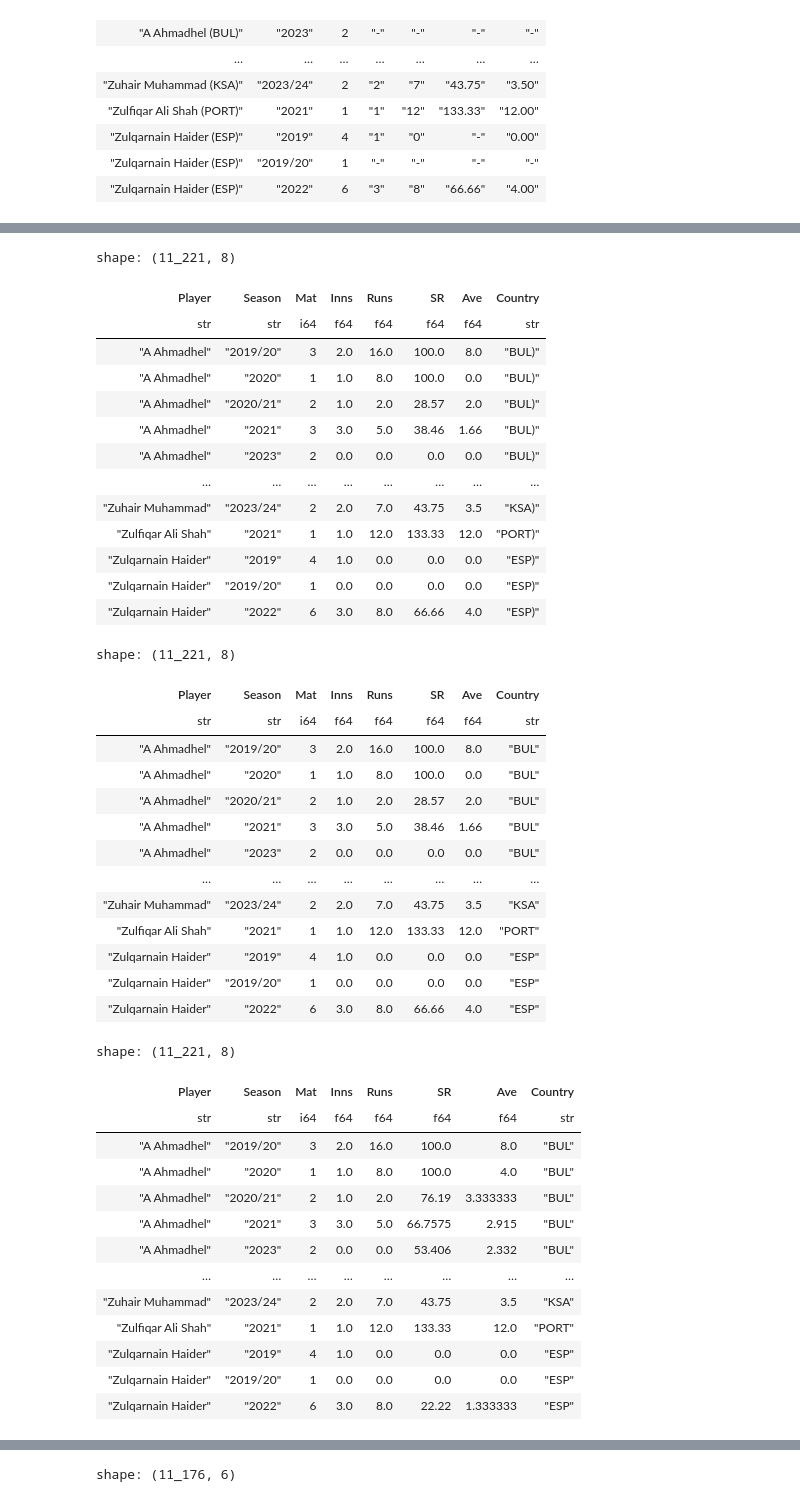
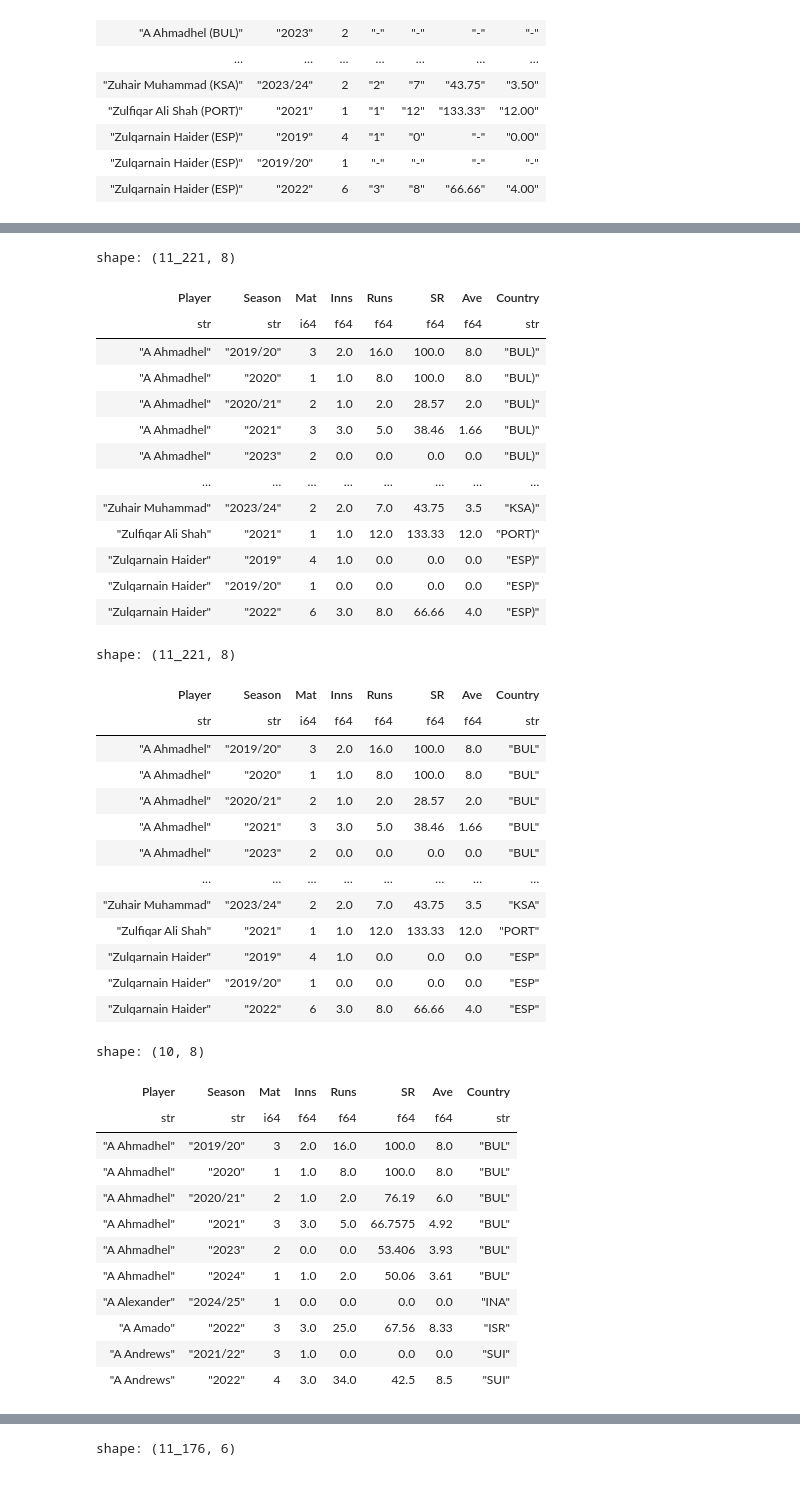
Before and after one commit to Salman-shaik116/localt20, a Jupyter notebook: notebooks/preprocessiong/battingdata.ipynb, the cells around one changed output, grey strips where cells are left out. Saved outputs shown, nothing was run; the diff lists cells and outputs as text; code cells hidden in the pictures.

```diff
--- a/notebooks/preprocessiong/battingdata.ipynb
+++ b/notebooks/preprocessiong/battingdata.ipynb
@@ -42,9 +42,9 @@ shape: (11_221, 7)
 | "Zulqarnain Haider (ESP)" | "2022" | 6 | "3" | "8" | "66.66" | "4.00" |
 # %%
 batting_data = batting_data.with_columns(pl.col("SR").str.replace("-",pl.lit('0')).cast(pl.Float64))
-batting_data = batting_data.with_columns(pl.col("Ave").str.replace("-",pl.lit('0')).cast(pl.Float64))
 batting_data = batting_data.with_columns(pl.col("Inns").str.replace("-",pl.lit('0')).cast(pl.Float64))
 batting_data = batting_data.with_columns(pl.col("Runs").str.replace("-",pl.lit('0')).cast(pl.Float64))
+batting_data = batting_data.with_columns(pl.col("Ave").str.replace("-",pl.col('Runs')/pl.col("Inns")).cast(pl.Float64).fill_nan(0).round(2))
 batting_data
 # %% [output]
 shape: (11_221, 7)
@@ -69,7 +69,7 @@ shape: (11_221, 8)
 | Player | Season | Mat | Inns | Runs | SR | Ave | Country |
 | str | str | i64 | f64 | f64 | f64 | f64 | str |
 | "A Ahmadhel" | "2019/20" | 3 | 2.0 | 16.0 | 100.0 | 8.0 | "BUL)" |
-| "A Ahmadhel" | "2020" | 1 | 1.0 | 8.0 | 100.0 | 0.0 | "BUL)" |
+| "A Ahmadhel" | "2020" | 1 | 1.0 | 8.0 | 100.0 | 8.0 | "BUL)" |
 | "A Ahmadhel" | "2020/21" | 2 | 1.0 | 2.0 | 28.57 | 2.0 | "BUL)" |
 | "A Ahmadhel" | "2021" | 3 | 3.0 | 5.0 | 38.46 | 1.66 | "BUL)" |
 | "A Ahmadhel" | "2023" | 2 | 0.0 | 0.0 | 0.0 | 0.0 | "BUL)" |
@@ -87,7 +87,7 @@ shape: (11_221, 8)
 | Player | Season | Mat | Inns | Runs | SR | Ave | Country |
 | str | str | i64 | f64 | f64 | f64 | f64 | str |
 | "A Ahmadhel" | "2019/20" | 3 | 2.0 | 16.0 | 100.0 | 8.0 | "BUL" |
-| "A Ahmadhel" | "2020" | 1 | 1.0 | 8.0 | 100.0 | 0.0 | "BUL" |
+| "A Ahmadhel" | "2020" | 1 | 1.0 | 8.0 | 100.0 | 8.0 | "BUL" |
 | "A Ahmadhel" | "2020/21" | 2 | 1.0 | 2.0 | 28.57 | 2.0 | "BUL" |
 | "A Ahmadhel" | "2021" | 3 | 3.0 | 5.0 | 38.46 | 1.66 | "BUL" |
 | "A Ahmadhel" | "2023" | 2 | 0.0 | 0.0 | 0.0 | 0.0 | "BUL" |
@@ -100,21 +100,20 @@ shape: (11_221, 8)
 # %%
 batting_data = batting_data.with_columns(
     pl.col("SR").cum_sum().over(["Player","Country"]) / pl.col("SR").cum_count().over(["Player","Country"]),
-    (pl.col("Ave").cum_sum().over(["Player","Country"]) / pl.col("Ave").cum_count().over(["Player","Country"]))
+    (pl.col("Ave").cum_sum().over(["Player","Country"]) / pl.col("Ave").cum_count().over(["Player","Country"])).round(2)
 )
-batting_data
+batting_data.head(10)
 # %% [output]
-shape: (11_221, 8)
+shape: (10, 8)
 | Player | Season | Mat | Inns | Runs | SR | Ave | Country |
 | str | str | i64 | f64 | f64 | f64 | f64 | str |
 | "A Ahmadhel" | "2019/20" | 3 | 2.0 | 16.0 | 100.0 | 8.0 | "BUL" |
-| "A Ahmadhel" | "2020" | 1 | 1.0 | 8.0 | 100.0 | 4.0 | "BUL" |
-| "A Ahmadhel" | "2020/21" | 2 | 1.0 | 2.0 | 76.19 | 3.333333 | "BUL" |
-| "A Ahmadhel" | "2021" | 3 | 3.0 | 5.0 | 66.7575 | 2.915 | "BUL" |
-| "A Ahmadhel" | "2023" | 2 | 0.0 | 0.0 | 53.406 | 2.332 | "BUL" |
-| … | … | … | … | … | … | … | … |
-| "Zuhair Muhammad" | "2023/24" | 2 | 2.0 | 7.0 | 43.75 | 3.5 | "KSA" |
-| "Zulfiqar Ali Shah" | "2021" | 1 | 1.0 | 12.0 | 133.33 | 12.0 | "PORT" |
-| "Zulqarnain Haider" | "2019" | 4 | 1.0 | 0.0 | 0.0 | 0.0 | "ESP" |
-| "Zulqarnain Haider" | "2019/20" | 1 | 0.0 | 0.0 | 0.0 | 0.0 | "ESP" |
-| "Zulqarnain Haider" | "2022" | 6 | 3.0 | 8.0 | 22.22 | 1.333333 | "ESP" |
+| "A Ahmadhel" | "2020" | 1 | 1.0 | 8.0 | 100.0 | 8.0 | "BUL" |
+| "A Ahmadhel" | "2020/21" | 2 | 1.0 | 2.0 | 76.19 | 6.0 | "BUL" |
+| "A Ahmadhel" | "2021" | 3 | 3.0 | 5.0 | 66.7575 | 4.92 | "BUL" |
+| "A Ahmadhel" | "2023" | 2 | 0.0 | 0.0 | 53.406 | 3.93 | "BUL" |
+| "A Ahmadhel" | "2024" | 1 | 1.0 | 2.0 | 50.06 | 3.61 | "BUL" |
+| "A Alexander" | "2024/25" | 1 | 0.0 | 0.0 | 0.0 | 0.0 | "INA" |
+| "A Amado" | "2022" | 3 | 3.0 | 25.0 | 67.56 | 8.33 | "ISR" |
+| "A Andrews" | "2021/22" | 3 | 1.0 | 0.0 | 0.0 | 0.0 | "SUI" |
+| "A Andrews" | "2022" | 4 | 3.0 | 34.0 | 42.5 | 8.5 | "SUI" |
```
Also changed, not shown: parts of 3 cells of this notebook, 1 other file.
